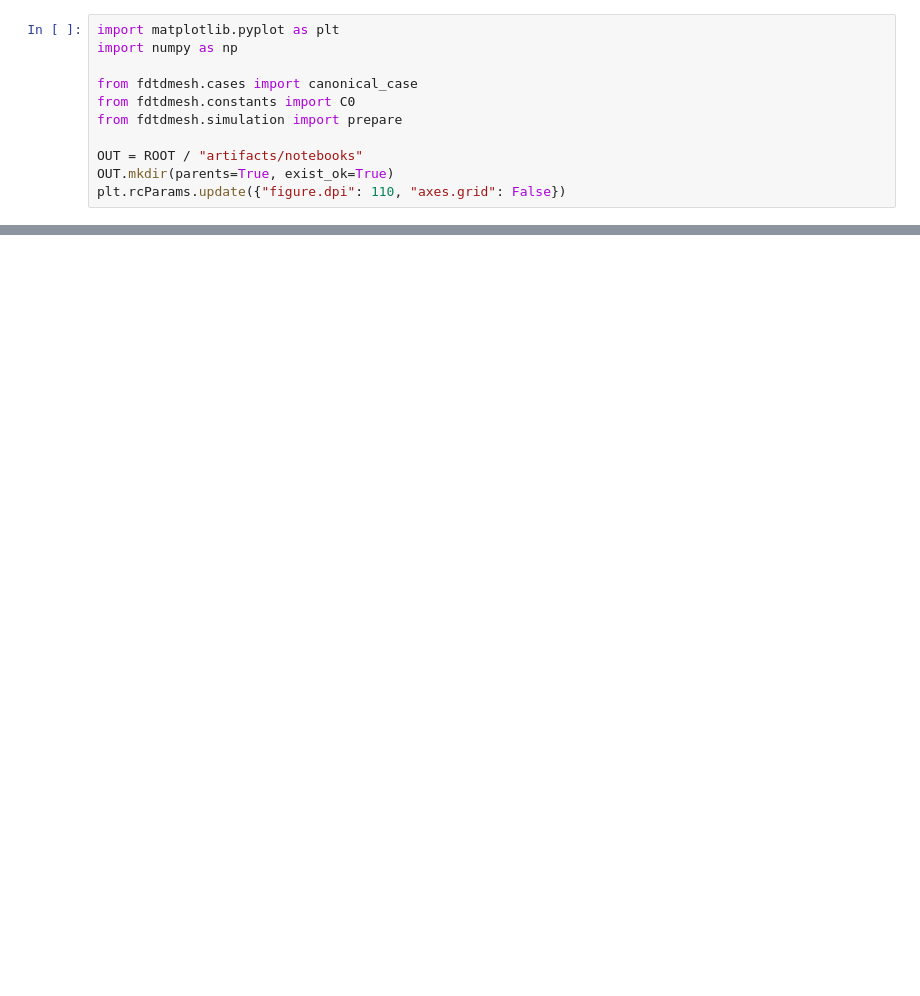
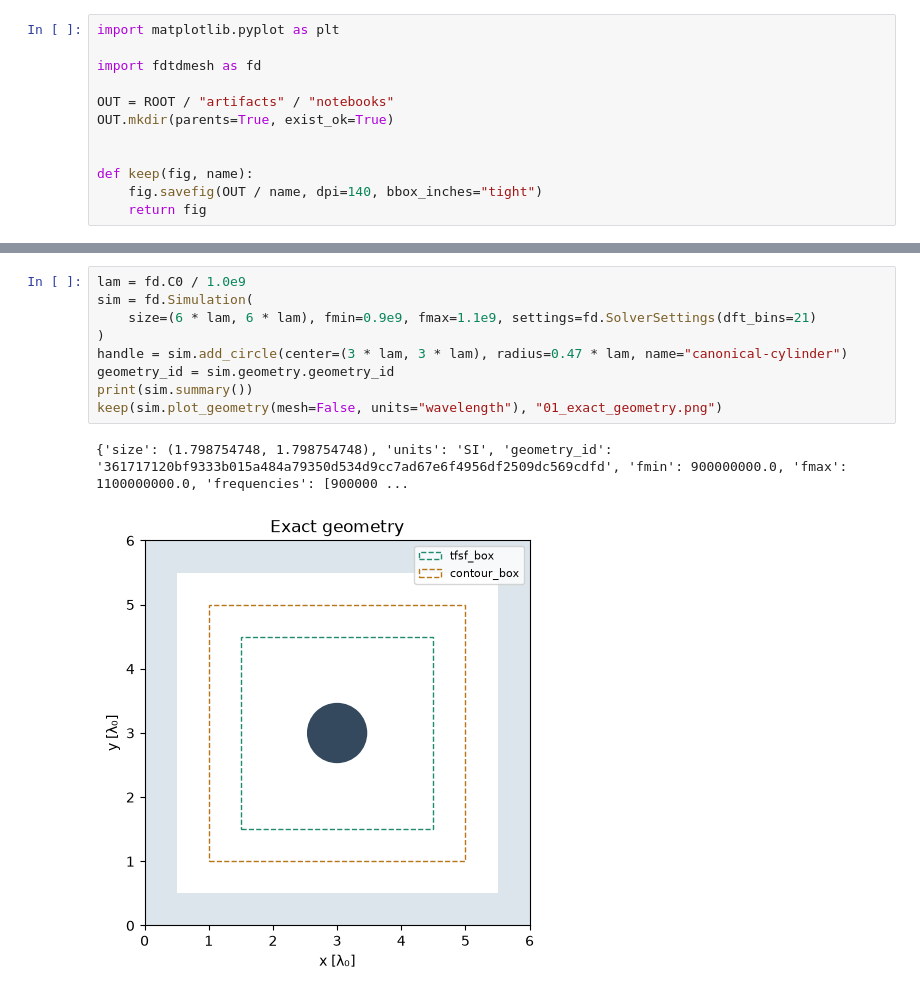
Before and after one commit to SolverNotConverging/FDTD_ML, a Jupyter notebook: notebooks/01_geometry_and_mesh.ipynb, the cells around one changed output, grey strips where cells are left out. Cells and saved outputs as stored; diff of their text form; blank space fills up the shorter version.

Commit message:
Add simulation workflow API with exact geometry and HDF5 results

```diff
--- a/notebooks/01_geometry_and_mesh.ipynb
+++ b/notebooks/01_geometry_and_mesh.ipynb
@@ -14,12 +11,13 @@ ROOT = next(p for p in (Path.cwd(), *Path.cwd().parents) if (p / "src/fdtdmesh")
 sys.path.insert(0, str(ROOT / "src"))
 # %%
 import matplotlib.pyplot as plt
-import numpy as np
 
-from fdtdmesh.cases import canonical_case
-from fdtdmesh.constants import C0
-from fdtdmesh.simulation import prepare
+import fdtdmesh as fd
 
-OUT = ROOT / "artifacts/notebooks"
+OUT = ROOT / "artifacts" / "notebooks"
 OUT.mkdir(parents=True, exist_ok=True)
-plt.rcParams.update({"figure.dpi": 110, "axes.grid": False})
+
+
+def keep(fig, name):
+    fig.savefig(OUT / name, dpi=140, bbox_inches="tight")
+    return fig
@@ -151,0 +28,12 @@ See the guide for custom geometry and density-mesh construction.
+# %%
+lam = fd.C0 / 1.0e9
+sim = fd.Simulation(
+    size=(6 * lam, 6 * lam), fmin=0.9e9, fmax=1.1e9, settings=fd.SolverSettings(dft_bins=21)
+)
+handle = sim.add_circle(center=(3 * lam, 3 * lam), radius=0.47 * lam, name="canonical-cylinder")
+geometry_id = sim.geometry.geometry_id
+print(sim.summary())
+keep(sim.plot_geometry(mesh=False, units="wavelength"), "01_exact_geometry.png")
+# %% [output]
+{'size': (1.798754748, 1.798754748), 'units': 'SI', 'geometry_id': '361717120bf9333b015a484a79350d534d9cc7ad67e6f4956df2509dc569cdfd', 'fmin': 900000000.0, 'fmax': 1100000000.0, 'frequencies': [900000 ...
+[figure, added]
```
Also changed, not shown: parts of 18 cells of this notebook, 23 other files.
